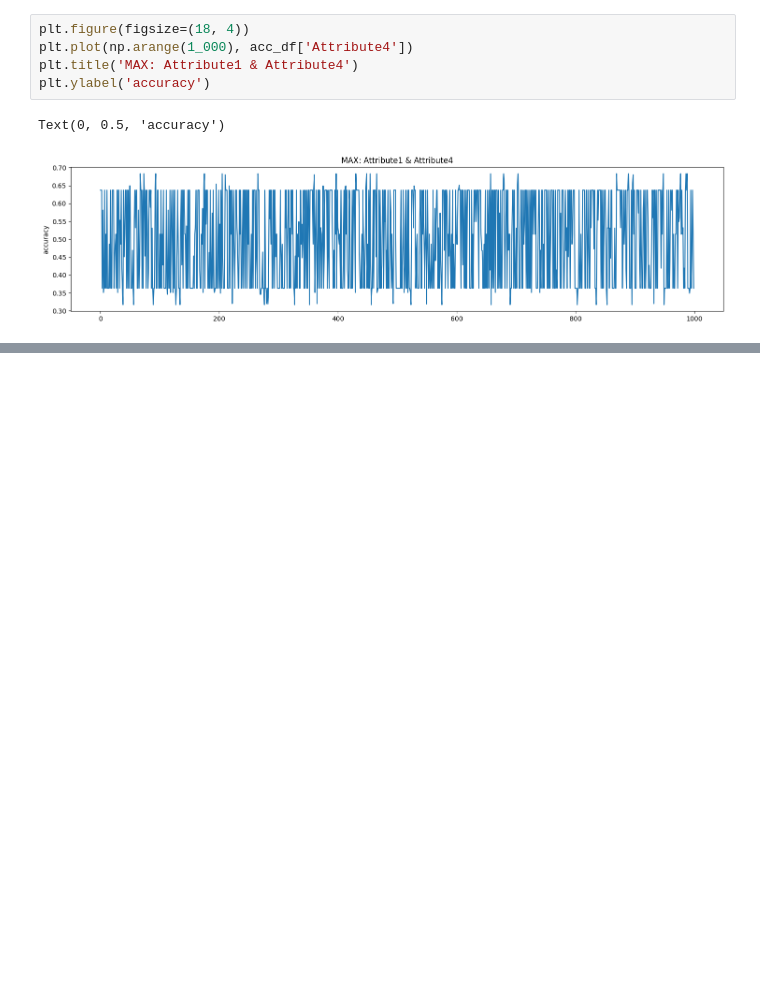
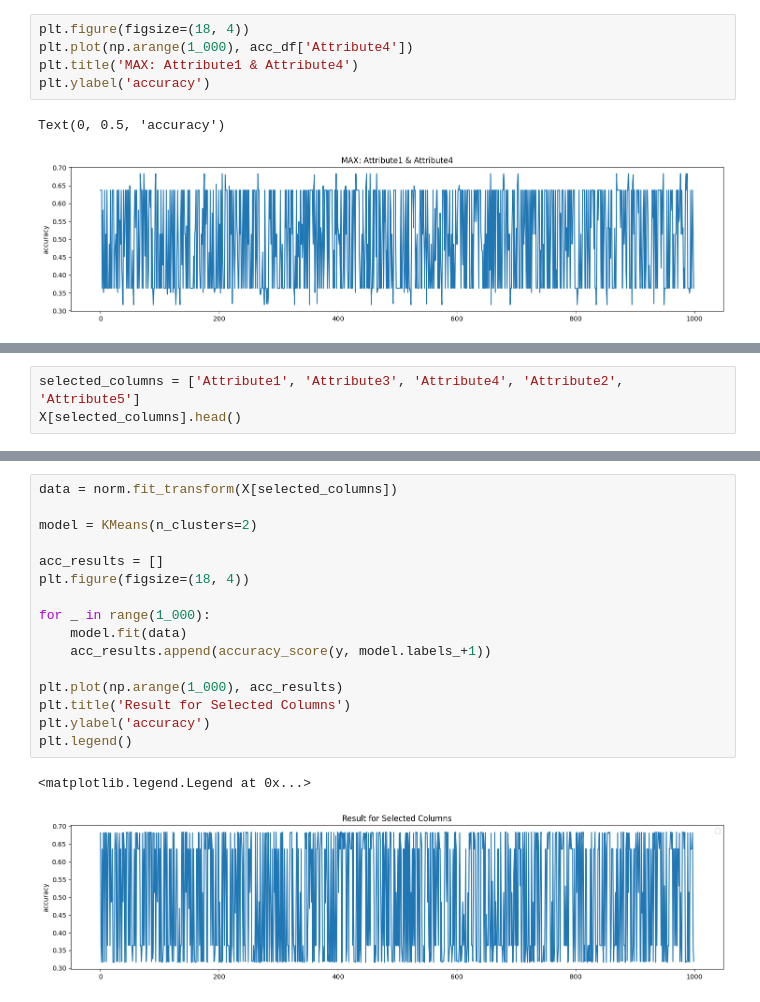
Before and after one commit to fadeeva/MLDL_plgrnd, a Jupyter notebook: Clusters/01_KMeans.ipynb, the cells around one changed output, grey strips where cells are left out. Drawn from its saved outputs; the diff is of its cells as text; blank space fills up the shorter version.

```diff
--- a/Clusters/01_KMeans.ipynb
+++ b/Clusters/01_KMeans.ipynb
@@ -309,0 +360,3 @@ Text(0, 0.5, 'accuracy')
+# %%
+selected_columns = ['Attribute1', 'Attribute3', 'Attribute4', 'Attribute2', 'Attribute5']
+X[selected_columns].head()
@@ -309,0 +370,19 @@ Text(0, 0.5, 'accuracy')
+# %%
+data = norm.fit_transform(X[selected_columns])
+
+model = KMeans(n_clusters=2)
+
+acc_results = []
+plt.figure(figsize=(18, 4))
+
+for _ in range(1_000):
+    model.fit(data)
+    acc_results.append(accuracy_score(y, model.labels_+1))
+
+plt.plot(np.arange(1_000), acc_results)
+plt.title('Result for Selected Columns')
+plt.ylabel('accuracy')
+plt.legend()
+# %% [output]
+<matplotlib.legend.Legend at 0x...>
+[figure, added]
```
Also changed, not shown: parts of 8 cells of this notebook.
